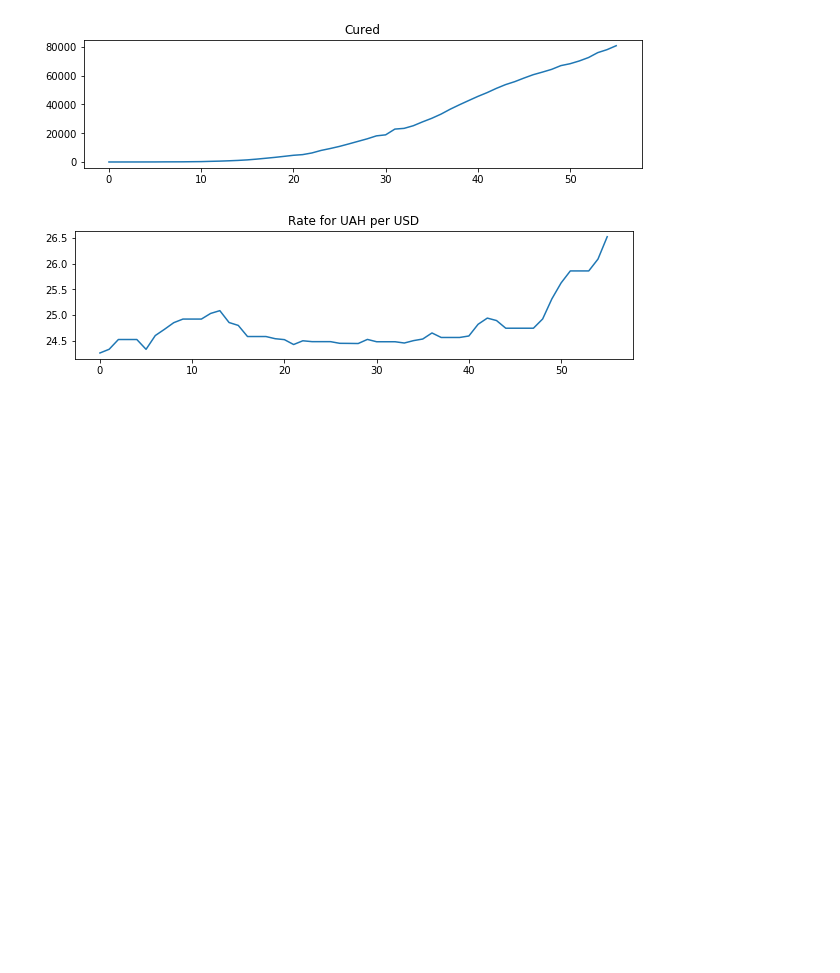
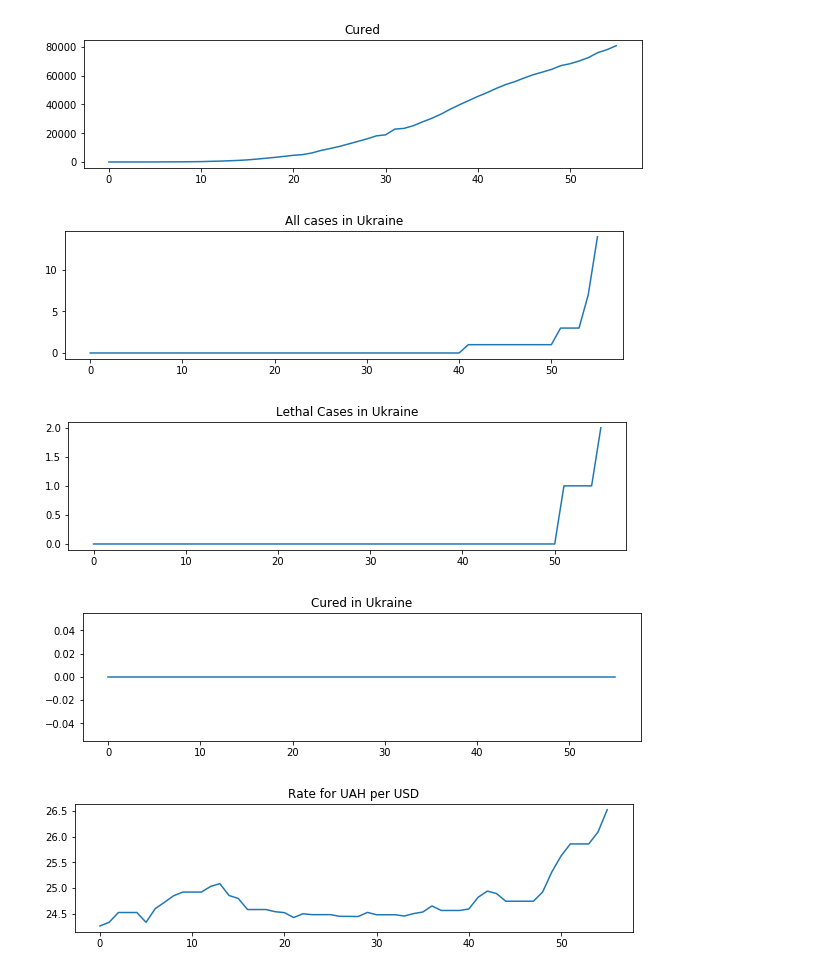
Before and after one commit to maks-ym/korona-currency-project, a Jupyter notebook: project_currencies.ipynb, the cells around one changed output. Drawn from its saved outputs; the diff is of its cells as text; code cells hidden in the pictures; blank space fills up the shorter version.

```diff
--- a/project_currencies.ipynb
+++ b/project_currencies.ipynb
@@ -84,6 +84,18 @@ for i, df_T in enumerate([(dfC, "All cases"), (dfD, "Lethal Cases"), (dfR, "Cure
 [figure]
 [figure]
 [figure]
+# %%
+for i, df_T in enumerate([(dfC_orig, "All cases in Ukraine"), (dfD_orig, "Lethal Cases in Ukraine"), (dfR_orig, "Cured in Ukraine")]):
+    plt.figure(i)
+    plt.subplot(int(f"31{i+1}"))
+    y = df_T[0].loc[df_T[0]["Country/Region"] == "Ukraine"]
+    del y["Country/Region"]; del y["Lat"]; del y["Long"]; del y["Province/State"]
+    plt.plot(range(len(dates)), y.iloc[:,:].values[0])
+    plt.title(df_T[1])
+# %% [output]
+[figure, added]
+[figure, added]
+[figure, added]
 # %%
 for i, c_rates in enumerate(rates_res):
     plt.figure(i)
```
